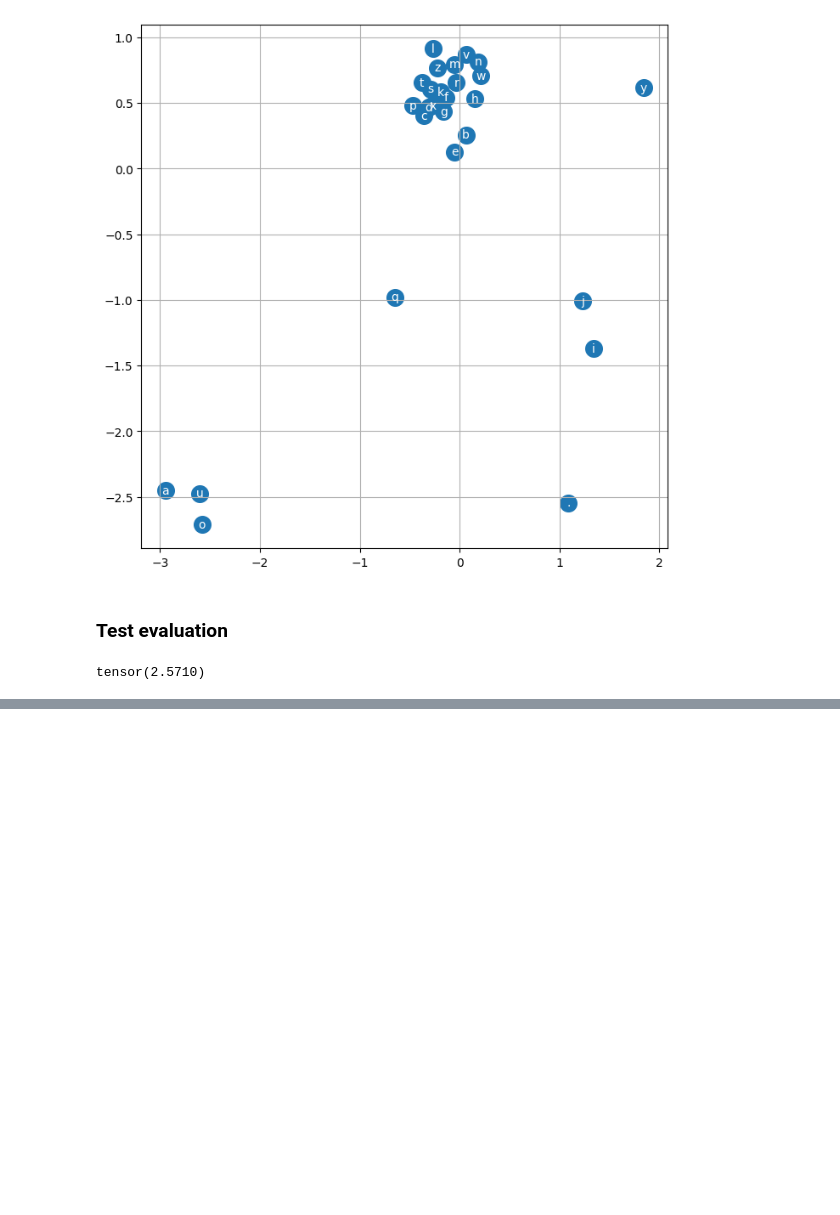
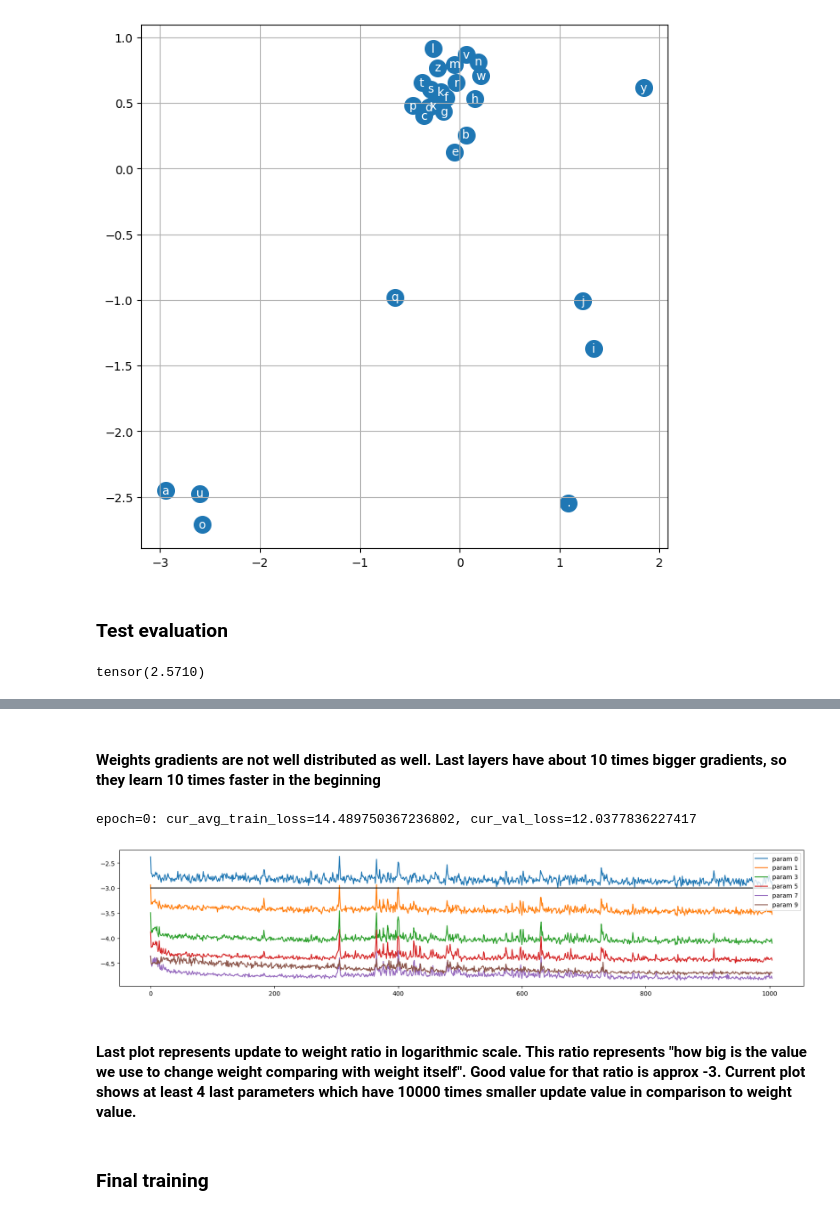
Before and after one commit to ReemBer/makemore-tutorial, a Jupyter notebook: MLP, Activations and gradient visualizations.ipynb, the cells around one changed output, grey strips where cells are left out. Saved outputs shown, nothing was run; the diff lists cells and outputs as text; code cells hidden in the pictures; blank space fills up the shorter version.

```diff
--- a/MLP, Activations and gradient visualizations.ipynb
+++ b/MLP, Activations and gradient visualizations.ipynb
@@ -577,0 +536,12 @@ layer 7 (      Tanh): mean -0.04, std 0.96, saturated: 84.73%
+# %% [markdown]
+#### Weights gradients are not well distributed as well. Last layers have about 10 times bigger gradients, so they learn 10 times faster in the beginning
+# %%
+t_loss, v_loss = train2(model, train_ds, val_ds, epoches=1, batch_size=182, optimizer=optimizer)
+visualize_gradient_to_weight_ratio(optimizer)
+# %% [output]
+epoch=0: cur_avg_train_loss=14.489750367236802, cur_val_loss=12.0377836227417
+[figure, added]
+# %% [markdown]
+#### Last plot represents update to weight ratio in logarithmic scale. This ratio represents "how big is the value we use to change weight comparing with weight itself". Good value for that ratio is approx -3. Current plot shows at least 4 last parameters which have 10000 times smaller update value in comparison to weight value.
+# %% [markdown]
+### Final training
```
Also changed, not shown: parts of 31 cells of this notebook.
